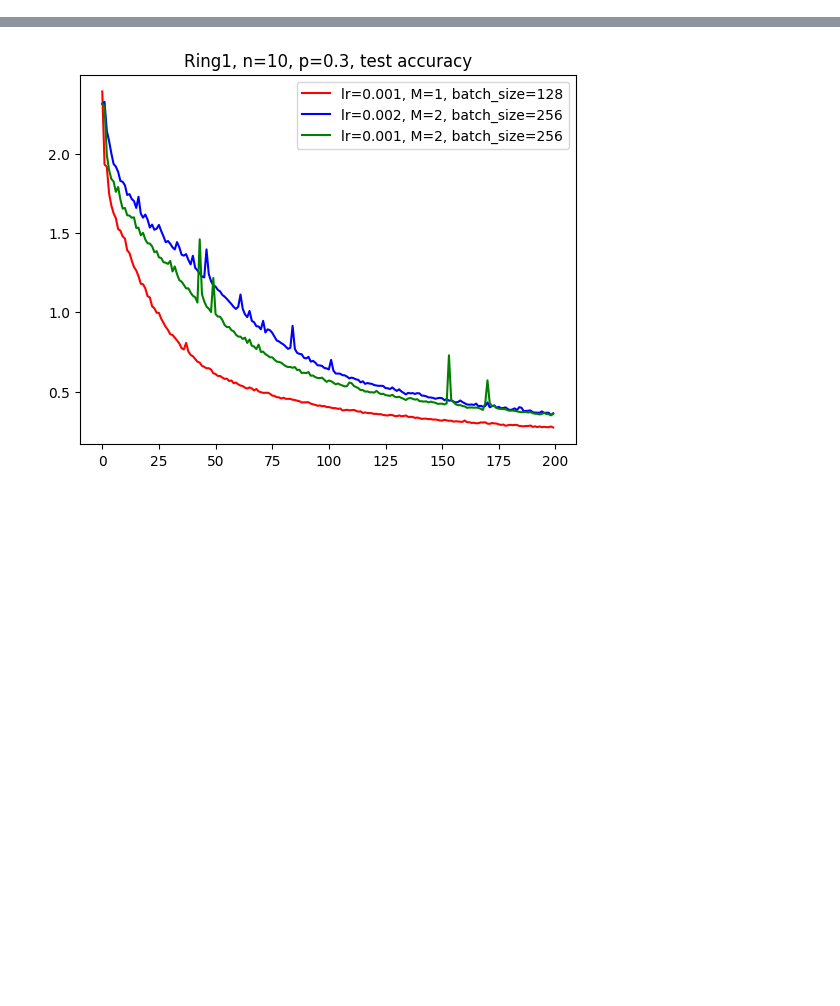
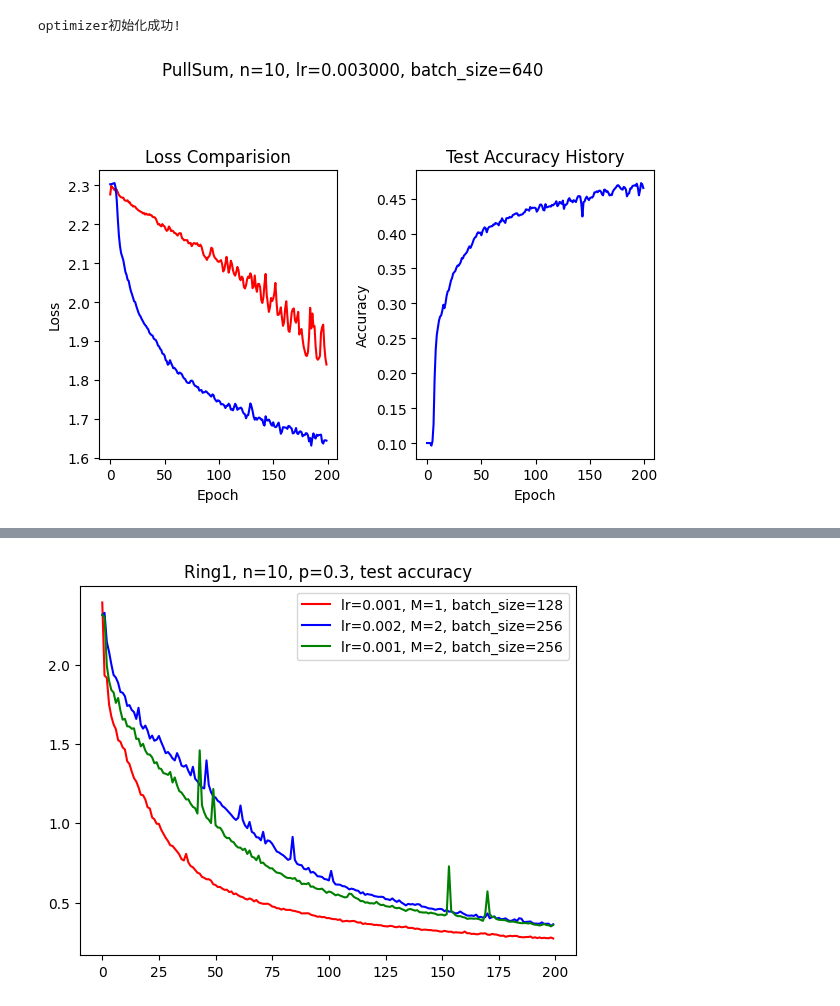
Before and after one commit to Luoxiaogan/PullSum_MNIST, a Jupyter notebook: CIFAR10实验_arxiv/分布式实验/main.ipynb, the cells around one changed output, grey strips where cells are left out. Saved outputs shown, nothing was run; the diff lists cells and outputs as text; code cells hidden in the pictures; blank space fills up the shorter version.

```diff
--- a/CIFAR10实验_arxiv/分布式实验/main.ipynb
+++ b/CIFAR10实验_arxiv/分布式实验/main.ipynb
@@ -56,3 +131,27 @@ train_loss_history, test_loss_history, test_accuracy_history = train_PullSum(
+# %%
+lr = 3e-4
+beta = 0.1
+epochs = 200
+warm_up = False
+
+train_loss_history, test_loss_history, test_accuracy_history = train_PullSum(
+    n=n,
+    A=A,
+    B=B,
+    model_class=new_ResNet18,
+    seed_for_model=42,
+    epochs=epochs,
+    lr=lr,
+    trainloader_list=trainloader_list,
+    testloader=testloader,
+    show_graph=True,
+    batch_size=batch_size,
+    csv_root=f"/root/GanLuo/PullSum_MNIST/CIFAR10实验_arxiv/分布式实验/数值实验_multi_gossip_十个节点/Ring1, p={p}, n={n}, lr={lr}, M={M}, batch_size={batch_size}.csv",
+    warm_up=warm_up,
+)
+# %% [output]
+optimizer初始化成功!
+[figure, added]
 # %%
 n = 10
 M = 2
```
Also changed, not shown: parts of 7 cells of this notebook, 5 other files.
